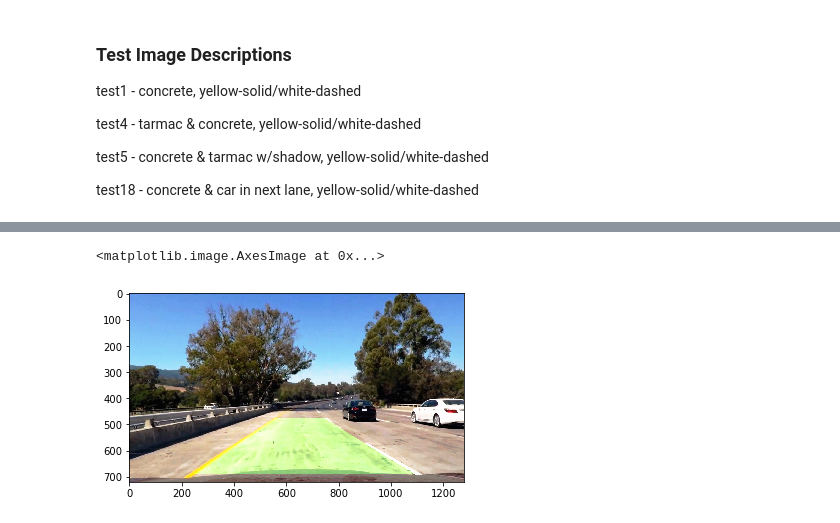
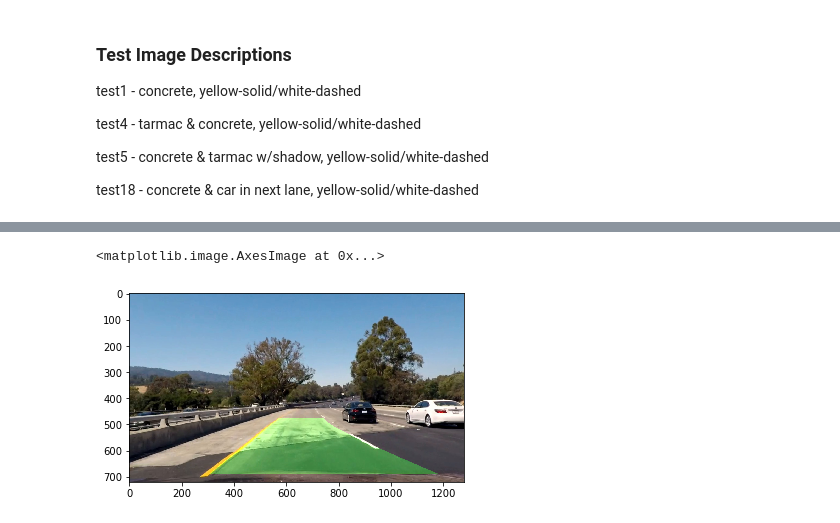
Before and after one commit to rubiruchi/SDND-Advanced_Lane_Finding, a Jupyter notebook: model_testing.ipynb, the cells around one changed output, grey strips where cells are left out. Saved outputs shown, nothing was run; the diff lists cells and outputs as text; code cells hidden in the pictures.

```diff
--- a/model_testing.ipynb
+++ b/model_testing.ipynb
@@ -281,7 +281,7 @@ test5 - concrete & tarmac w/shadow, yellow-solid/white-dashed
 
 test18 - concrete & car in next lane, yellow-solid/white-dashed
 # %%
-img_name = 'test18'
+img_name = 'test17'
 # %%
 test_image = plt.imread('test_images/{}.jpg'.format(img_name))
 #test_image = convert_to_grayscale(test_image, in_type = 'RGB')
@@ -301,6 +295,6 @@ plt.imshow(undistorted)
 # %%
 #masked_warped = img_as_ubyte(equalize_adapthist(rescale_intensity(perspective_transform(set_mask(undistorted), M))))
-masked = set_mask(undistorted)
+masked = set_mask(undistorted_og)
 masked_warped = img_as_ubyte(equalize_adapthist(rescale_intensity(perspective_transform(masked, M))))
 #masked_warped = perspective_transform(masked, M)
 plt.imshow(masked)
@@ -486,5 +467,5 @@ plt.imshow(final_avg, cmap = 'gray')
 # %%
-final_binary = get_binary(final_avg, thresh = (100,255))
+final_binary = get_binary(final_avg, thresh = (100,255))*255
 plt.imshow(final_binary, cmap = 'gray')
 # %% [output]
 <matplotlib.image.AxesImage at 0x...>
@@ -528,7 +513,7 @@ rightx_current = rightx_base
 # Set the width of the windows +/- margin
 margin = 80
 # Set minimum number of pixels found to recenter window
-minpix = 10
+minpix = 100
 # Create empty lists to receive left and right lane pixel indices
 left_lane_inds = []
 right_lane_inds = []
@@ -548,6 +533,8 @@ for window in range(nwindows):
     # Identify the nonzero pixels in x and y within the window
     good_left_inds = ((nonzeroy >= win_y_low) & (nonzeroy < win_y_high) & (nonzerox >= win_xleft_low) & (nonzerox < win_xleft_high)).nonzero()[0]
     good_right_inds = ((nonzeroy >= win_y_low) & (nonzeroy < win_y_high) & (nonzerox >= win_xright_low) & (nonzerox < win_xright_high)).nonzero()[0]
+    #print(good_left_inds)
+    #print(good_right_inds)
     # Append these indices to the lists
     left_lane_inds.append(good_left_inds)
     right_lane_inds.append(good_right_inds)
@@ -650,21 +641,21 @@ print(left_curverad, 'm', right_curverad, 'm')
 # %%
 # Create an image to draw the lines on
 warp_zero = np.zeros_like(binary_warped).astype(np.uint8)
 color_warp = np.dstack((warp_zero, warp_zero, warp_zero))
 
 # Recast the x and y points into usable format for cv2.fillPoly()
 pts_left = np.array([np.transpose(np.vstack([left_fitx, ploty]))])
 pts_right = np.array([np.flipud(np.transpose(np.vstack([right_fitx, ploty])))])
 pts = np.hstack((pts_left, pts_right))
 
 # Draw the lane onto the warped blank image
 cv2.fillPoly(color_warp, np.int_([pts]), (0,255, 0))
 
 # Warp the blank back to original image space using inverse perspective matrix (Minv)
 newwarp = cv2.warpPerspective(color_warp, M_inv, (test_image.shape[1], test_image.shape[0]))
 # Combine the result with the original image
-result = cv2.addWeighted(undistorted, 1, newwarp, 0.3, 0)
+result = cv2.addWeighted(undistorted_og, 1, newwarp, 0.3, 0)
 plt.imshow(result)
 # %% [output]
 <matplotlib.image.AxesImage at 0x...>
-[figure, old version]
+[figure, new version]
```
Also changed, not shown: parts of 29 cells of this notebook, 4 other files.
